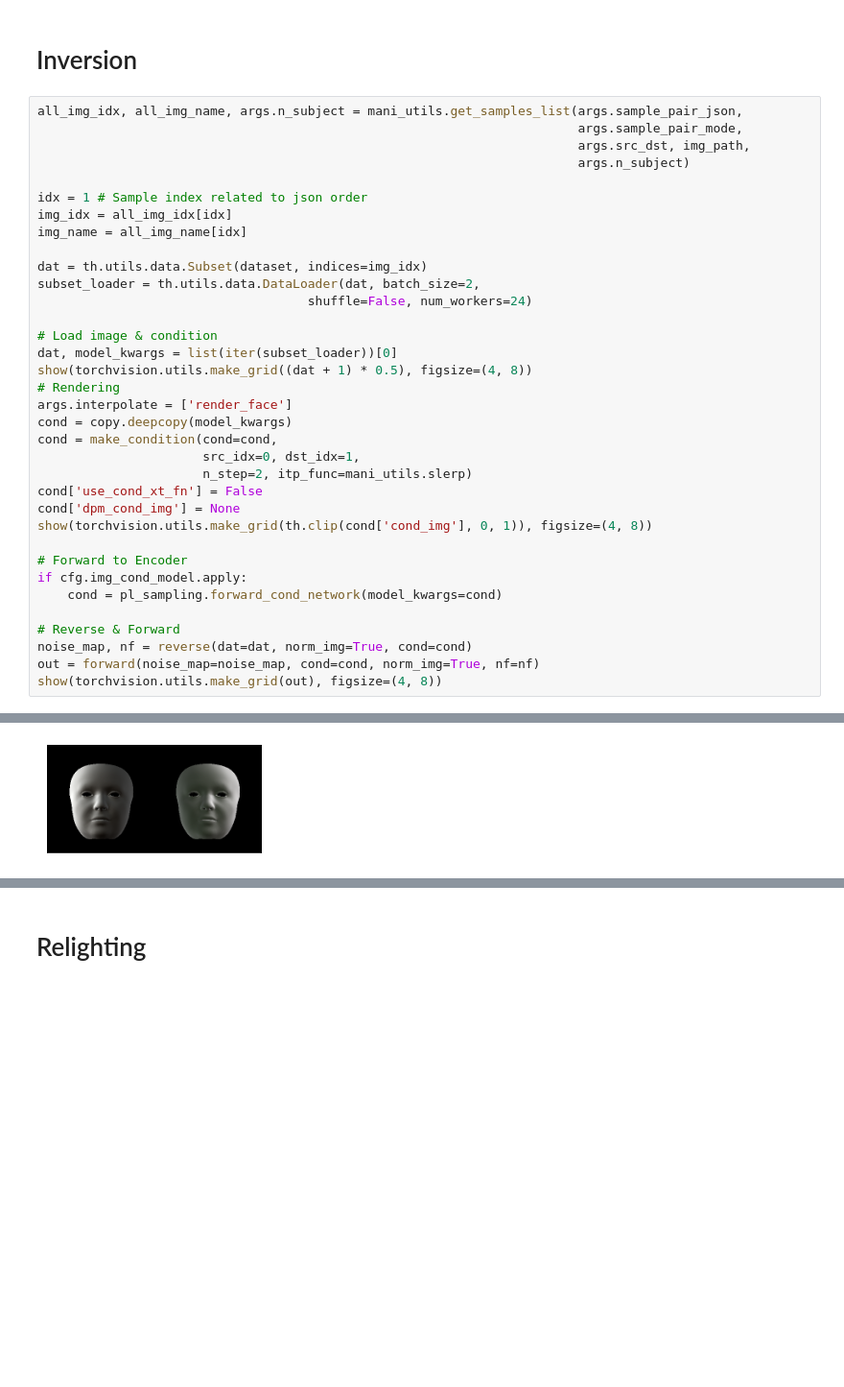
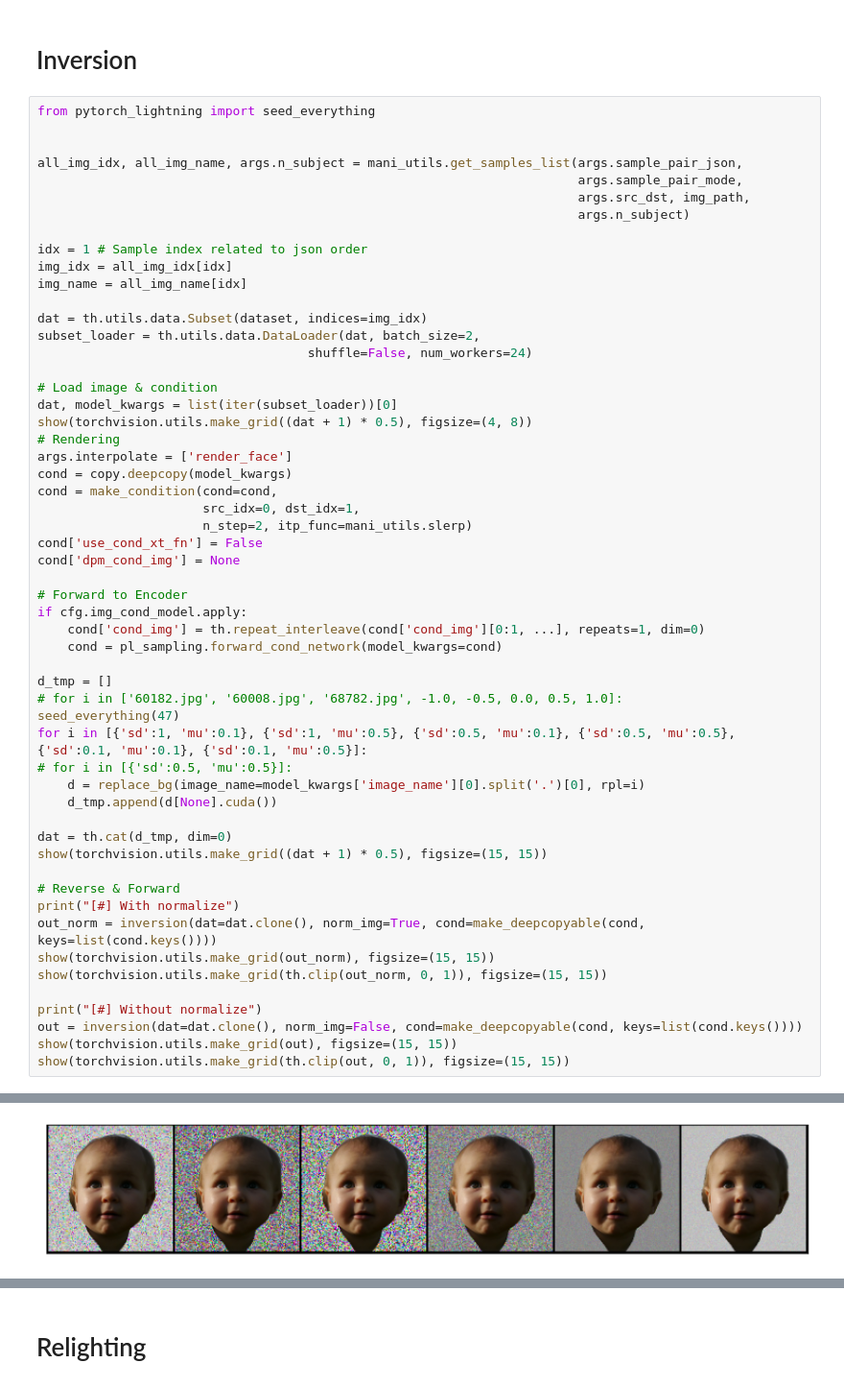
Before and after one commit to XezXey/guided-diffusion, a Jupyter notebook: sample_scripts/py/relighting_sample_id/sampling/sampling_relight.ipynb, the cells around one changed output, grey strips where cells are left out. Shown at 96% size. Saved outputs shown, nothing was run; the diff lists cells and outputs as text; blank space fills up the shorter version.

```diff
--- a/sample_scripts/py/relighting_sample_id/sampling/sampling_relight.ipynb
+++ b/sample_scripts/py/relighting_sample_id/sampling/sampling_relight.ipynb
@@ -334,6 +404,9 @@ def make_condition(cond, src_idx, dst_idx, n_step=2, itp_func=None):
 # %% [markdown]
 # Inversion
 # %%
+from pytorch_lightning import seed_everything
+
+
 all_img_idx, all_img_name, args.n_subject = mani_utils.get_samples_list(args.sample_pair_json,
                                                                         args.sample_pair_mode,
                                                                         args.src_dst, img_path,
@@ -358,15 +431,32 @@ cond = make_condition(cond=cond,
                       n_step=2, itp_func=mani_utils.slerp)
 cond['use_cond_xt_fn'] = False
 cond['dpm_cond_img'] = None
-show(torchvision.utils.make_grid(th.clip(cond['cond_img'], 0, 1)), figsize=(4, 8))
 
 # Forward to Encoder
 if cfg.img_cond_model.apply:
+    cond['cond_img'] = th.repeat_interleave(cond['cond_img'][0:1, ...], repeats=1, dim=0)
     cond = pl_sampling.forward_cond_network(model_kwargs=cond)
 
+d_tmp = []
+# for i in ['60182.jpg', '60008.jpg', '68782.jpg', -1.0, -0.5, 0.0, 0.5, 1.0]:
+seed_everything(47)
+for i in [{'sd':1, 'mu':0.1}, {'sd':1, 'mu':0.5}, {'sd':0.5, 'mu':0.1}, {'sd':0.5, 'mu':0.5}, {'sd':0.1, 'mu':0.1}, {'sd':0.1, 'mu':0.5}]:
+# for i in [{'sd':0.5, 'mu':0.5}]:
+    d = replace_bg(image_name=model_kwargs['image_name'][0].split('.')[0], rpl=i)
+    d_tmp.append(d[None].cuda())
+
+dat = th.cat(d_tmp, dim=0)
+show(torchvision.utils.make_grid((dat + 1) * 0.5), figsize=(15, 15))
+
 # Reverse & Forward
-noise_map, nf = reverse(dat=dat, norm_img=True, cond=cond)
-out = forward(noise_map=noise_map, cond=cond, norm_img=True, nf=nf)
-show(torchvision.utils.make_grid(out), figsize=(4, 8))
+print("[#] With normalize")
+out_norm = inversion(dat=dat.clone(), norm_img=True, cond=make_deepcopyable(cond, keys=list(cond.keys())))
+show(torchvision.utils.make_grid(out_norm), figsize=(15, 15))
+show(torchvision.utils.make_grid(th.clip(out_norm, 0, 1)), figsize=(15, 15))
+
+print("[#] Without normalize")
+out = inversion(dat=dat.clone(), norm_img=False, cond=make_deepcopyable(cond, keys=list(cond.keys())))
+show(torchvision.utils.make_grid(out), figsize=(15, 15))
+show(torchvision.utils.make_grid(th.clip(out, 0, 1)), figsize=(15, 15))
 # %% [output]
 [#] Interpolate with <function slerp at 0x...>
@@ -378,2 +477,2 @@ Rendering time :  0.914374828338623
 [figure]
-[figure, old version]
+[figure, new version]
```
Also changed, not shown: parts of 11 cells of this notebook, 2 other files.
